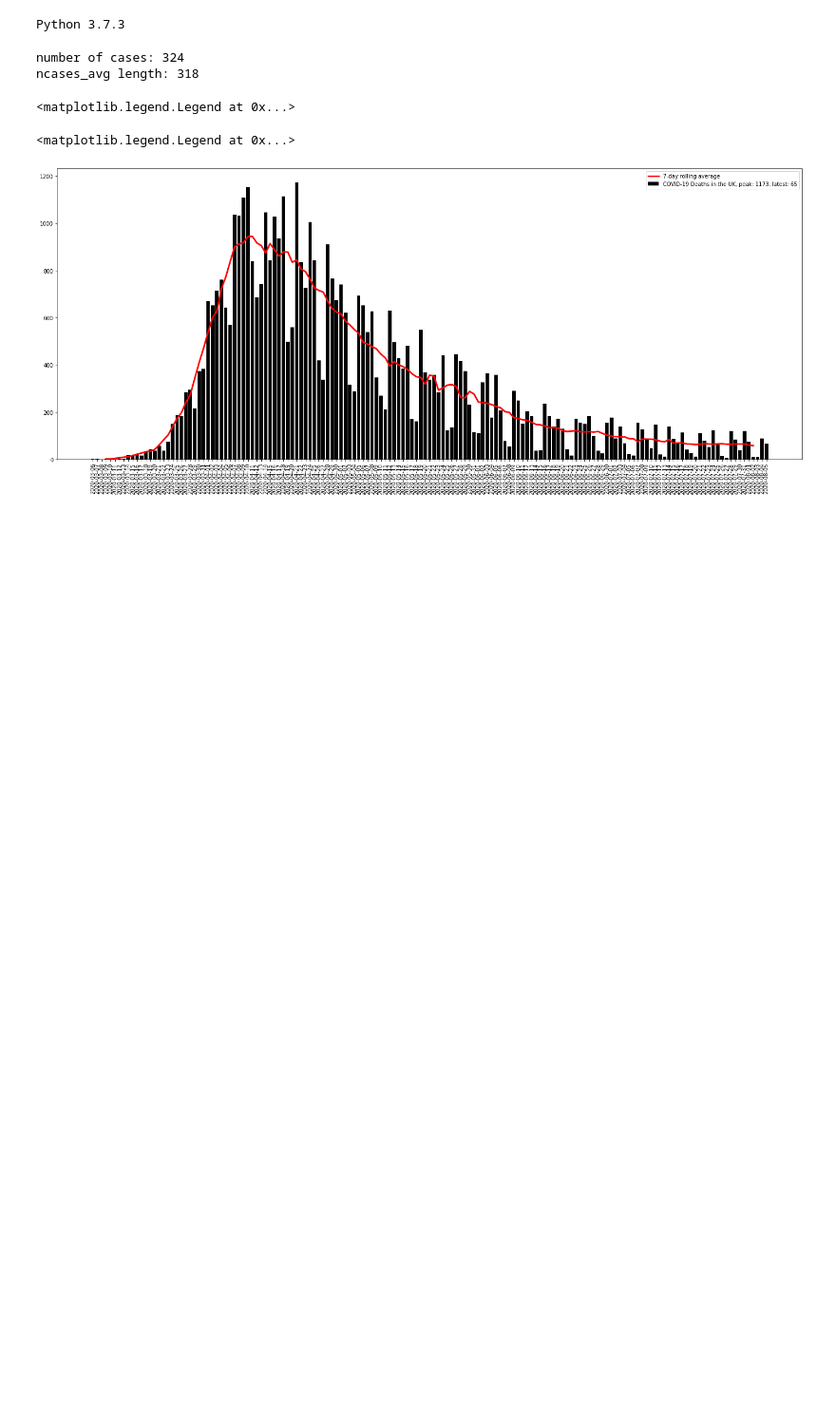
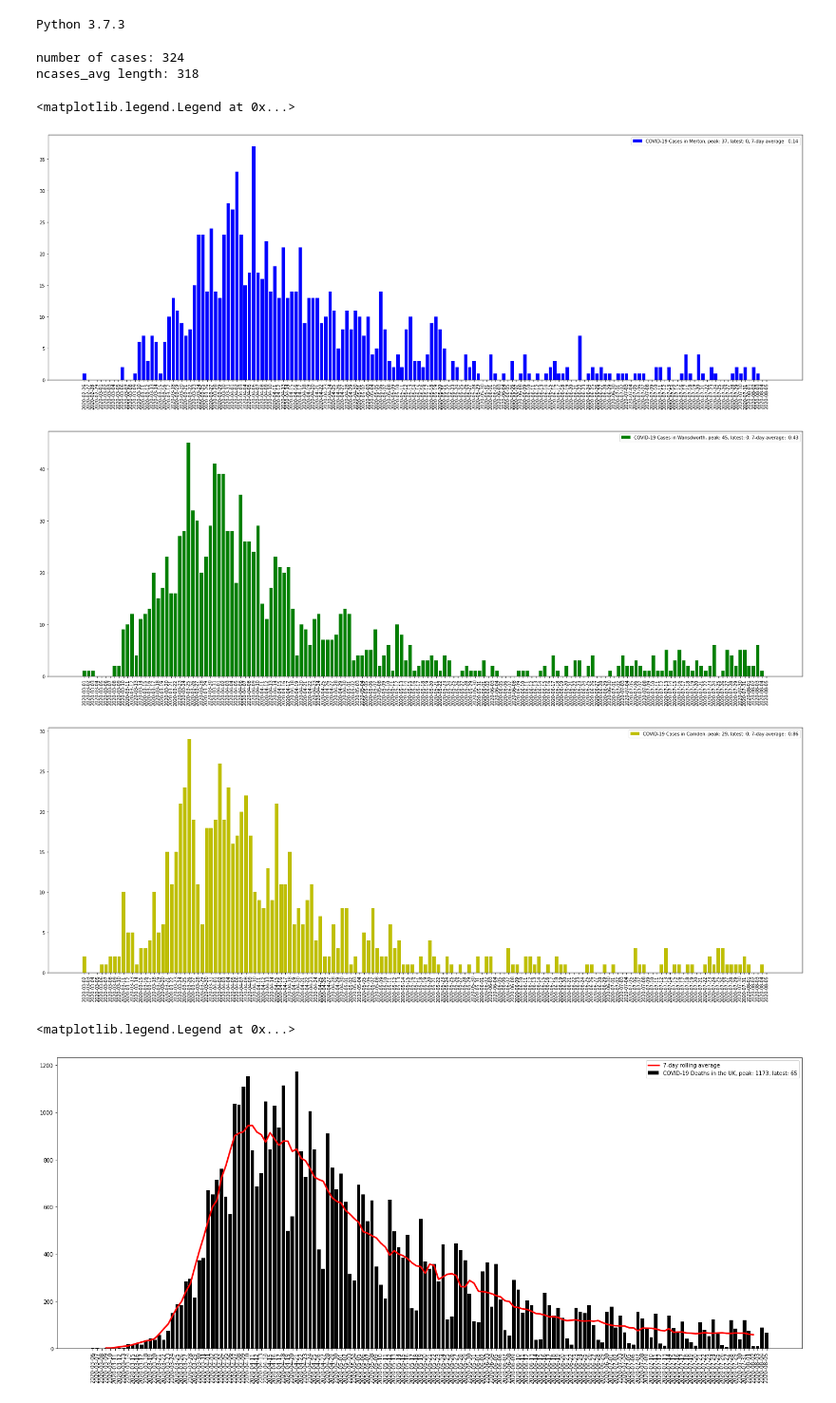
Before and after one commit to hsi544/covid_data, a Jupyter notebook: covid_data.ipynb, the cells around one changed output. Shown: that part at 95% size. Drawn from its saved outputs; the diff is of its cells as text; code cells hidden in the pictures; blank space fills up the shorter version.

Commit message:
fix latest average index

```diff
--- a/covid_data.ipynb
+++ b/covid_data.ipynb
@@ -73,23 +73,26 @@ ncases_avg length: 318
 # %%
 plt.figure(figsize=(30,10))
 plt.xticks(rotation=90)
-plt.bar(ddates, dcases, label=f"COVID-19 Cases in Merton, peak: {int(np.max(dncases))}, latest: {int(dncases[0])}, 7-day average: {ncases_avg[-1]: .2f}", color = 'b')
+plt.bar(ddates, dcases, label=f"COVID-19 Cases in Merton, peak: {int(np.max(dncases))}, latest: {int(dncases[0])}, 7-day average: {ncases_avg[0]: .2f}", color = 'b')
 plt.gca().invert_xaxis()
 plt.legend()
 plt.figure(figsize=(30,10))
 plt.xticks(rotation=90)
-plt.bar(ddatesw, dcasesw, label=f"COVID-19 Cases in Wansdworth, peak: {int(np.max(dncasesw))}, latest: {int(dncasesw[0])}, 7-day average: {ncasesw_avg[-1]: .2f}", color = 'g')
+plt.bar(ddatesw, dcasesw, label=f"COVID-19 Cases in Wansdworth, peak: {int(np.max(dncasesw))}, latest: {int(dncasesw[0])}, 7-day average: {ncasesw_avg[0]: .2f}", color = 'g')
 #plt.plot(nddatesw[3:len(nddatesw)-3], ncasesw_avg, color='r', linewidth = 3.0, label="7-day rolling average")
 plt.gca().invert_xaxis()
 plt.legend()
 plt.figure(figsize=(30,10))
 plt.xticks(rotation=90)
-plt.bar(ddatesc, dcasesc, label=f"COVID-19 Cases in Camden, peak: {int(np.max(dncasesc))}, latest: {int(dncasesc[0])}, 7-day average: {ncasesc_avg[-1]: .2f}", color='y')
+plt.bar(ddatesc, dcasesc, label=f"COVID-19 Cases in Camden, peak: {int(np.max(dncasesc))}, latest: {int(dncasesc[0])}, 7-day average: {ncasesc_avg[0]: .2f}", color='y')
 #plt.plot(nddatesc[3:len(nddatesc)-3], ncasesc_avg, color='r', linewidth = 3.0, label="7-day rolling average")
 plt.gca().invert_xaxis()
 plt.legend()
 # %% [output]
 <matplotlib.legend.Legend at 0x...>
+[figure, added]
+[figure, added]
+[figure, added]
 # %%
 duk = data_deaths[data_deaths['Area name'] == 'United Kingdom']
 deng = data_deaths[data_deaths['Area name'] == 'England']
```
